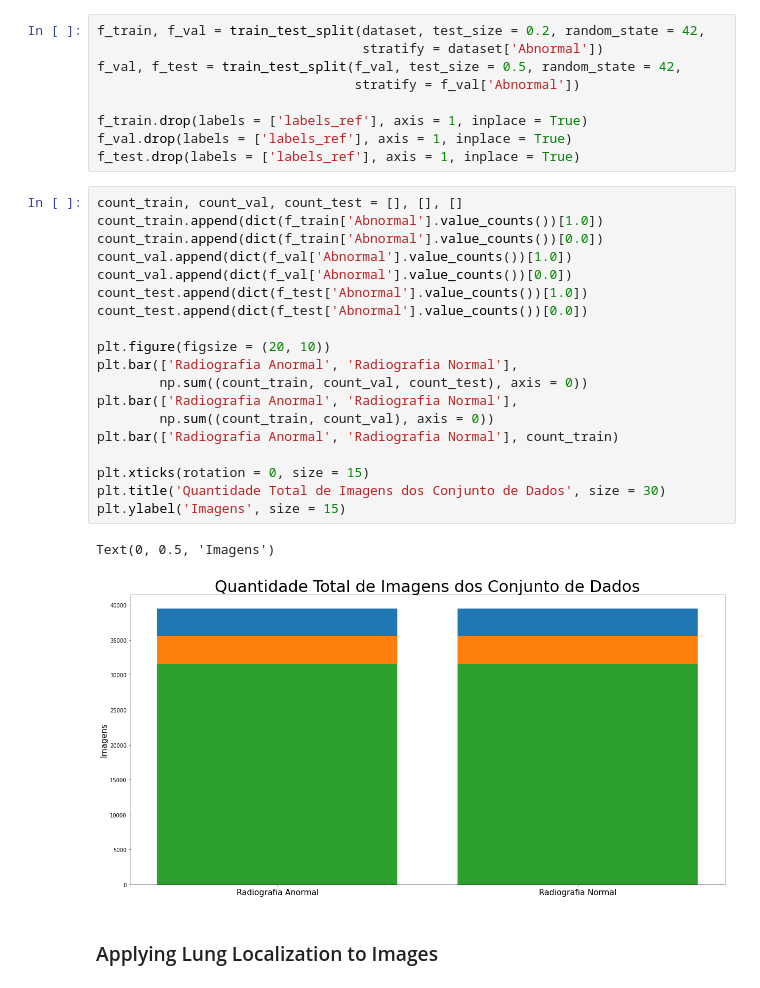
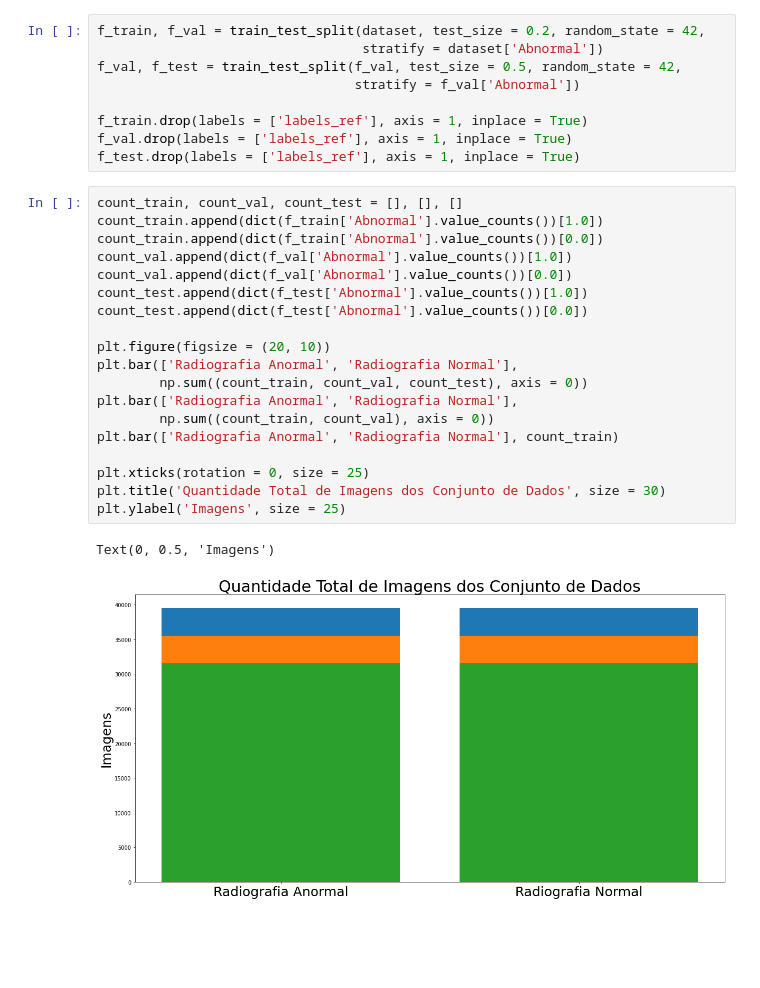
Before and after one commit to Alyssonmach/cnn-lung-diseases, a Jupyter notebook: experiments/second-paper/abnormality-detection/abnormality_detection_densenet.ipynb, the cells around one changed output. Cells and saved outputs as stored; diff of their text form; blank space fills up the shorter version.

```diff
--- a/experiments/second-paper/abnormality-detection/abnormality_detection_densenet.ipynb
+++ b/experiments/second-paper/abnormality-detection/abnormality_detection_densenet.ipynb
@@ -149,24 +142,22 @@ f_test.drop(labels = ['labels_ref'], axis = 1, inplace = True)
 # %%
 count_train, count_val, count_test = [], [], []
 count_train.append(dict(f_train['Abnormal'].value_counts())[1.0])
 count_train.append(dict(f_train['Abnormal'].value_counts())[0.0])
 count_val.append(dict(f_val['Abnormal'].value_counts())[1.0])
 count_val.append(dict(f_val['Abnormal'].value_counts())[0.0])
 count_test.append(dict(f_test['Abnormal'].value_counts())[1.0])
 count_test.append(dict(f_test['Abnormal'].value_counts())[0.0])
 
 plt.figure(figsize = (20, 10))
 plt.bar(['Radiografia Anormal', 'Radiografia Normal'],
         np.sum((count_train, count_val, count_test), axis = 0))
 plt.bar(['Radiografia Anormal', 'Radiografia Normal'],
         np.sum((count_train, count_val), axis = 0))
 plt.bar(['Radiografia Anormal', 'Radiografia Normal'], count_train)
 
-plt.xticks(rotation = 0, size = 15)
+plt.xticks(rotation = 0, size = 25)
 plt.title('Quantidade Total de Imagens dos Conjunto de Dados', size = 30)
-plt.ylabel('Imagens', size = 15)
+plt.ylabel('Imagens', size = 25)
 # %% [output]
 Text(0, 0.5, 'Imagens')
-[figure, old version]
+[figure, new version]
-# %% [markdown]
-### Applying Lung Localization to Images
```
Also changed, not shown: parts of 36 cells of this notebook.
